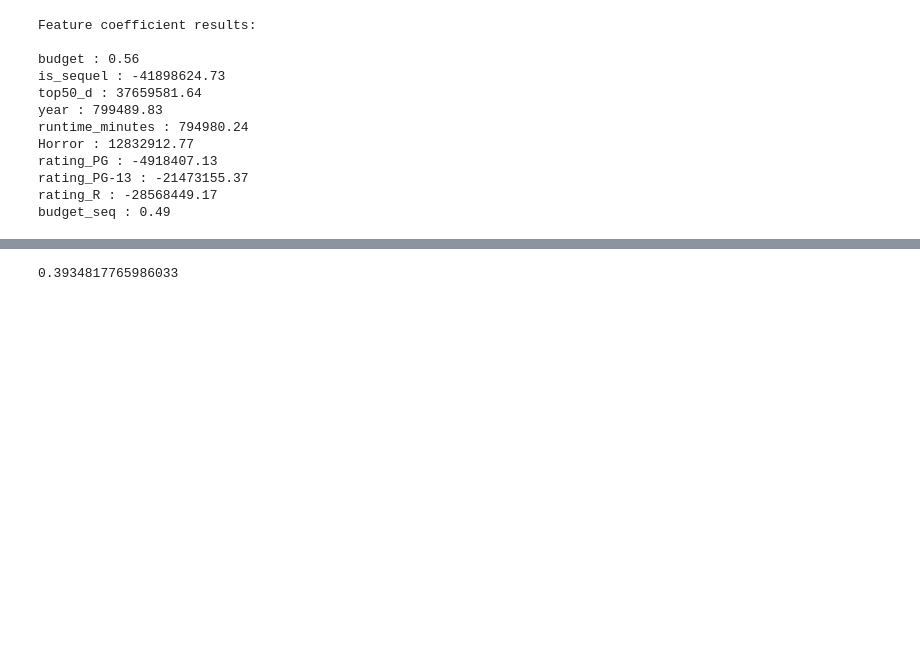
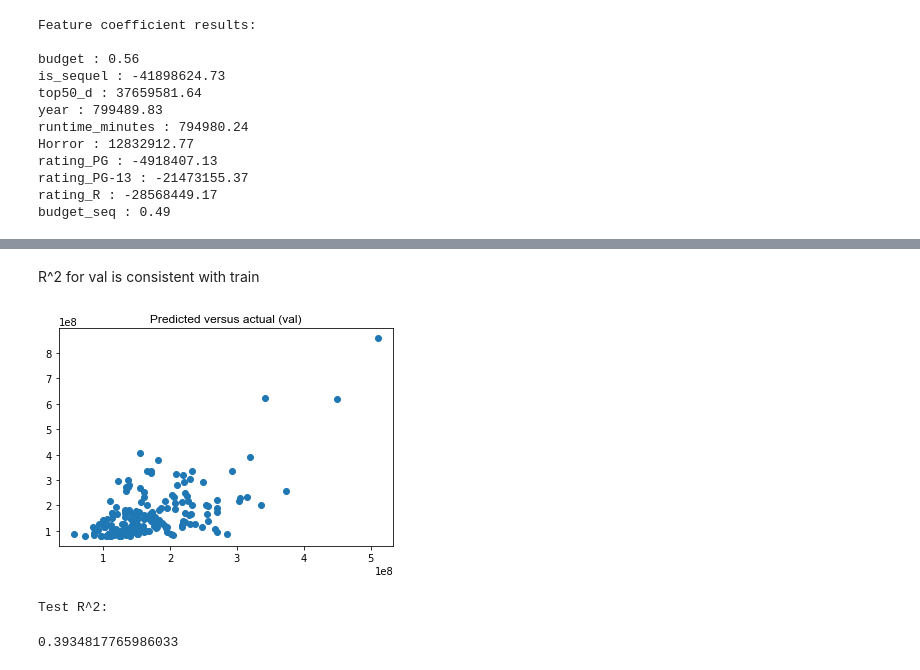
Before and after one commit to tawney-kirkland/02-luther, a Jupyter notebook: movie-linreg-seventh_lasso_c-nolog.ipynb, the cells around one changed output, grey strips where cells are left out. Saved outputs shown, nothing was run; the diff lists cells and outputs as text; code cells hidden in the pictures; blank space fills up the shorter version.

```diff
--- a/movie-linreg-seventh_lasso_c-nolog.ipynb
+++ b/movie-linreg-seventh_lasso_c-nolog.ipynb
@@ -260,4 +227,14 @@ lcv.score(s.transform(combo_val_df),y_val)
+# %% [markdown]
+R^2 for val is consistent with train
+# %%
+x_val_pred = lcv.predict(s.transform(combo_val_df))
+plt.scatter(x_val_pred,y_val)
+plt.title('Predicted versus actual (val)',family='arial',fontsize=12);
+# %% [output]
+[figure, added]
 # %%
+print('Test R^2:')
 lcv.score(s.transform(combo_test_df),y_test)
 # %% [output]
-0.3934817765986033
+Test R^2:
+0.3934817765986033
```
Also changed, not shown: parts of 47 cells of this notebook.
